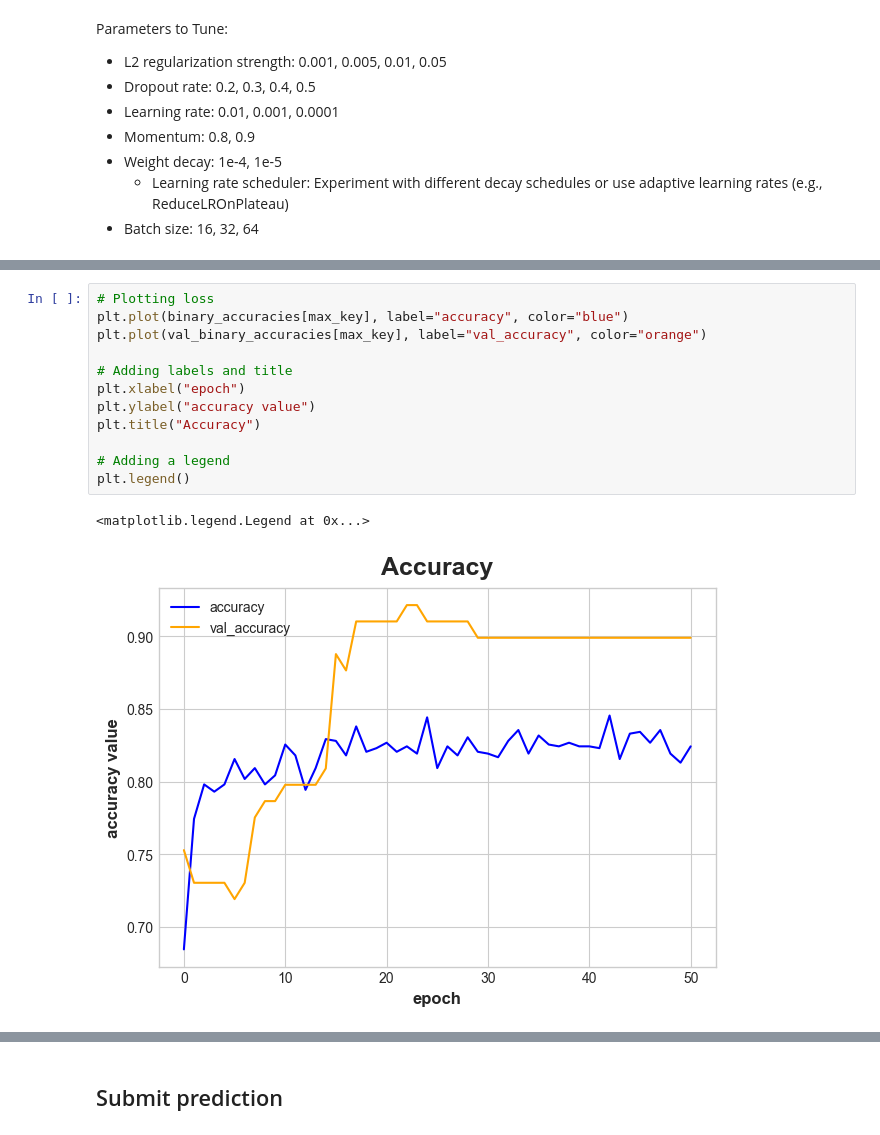
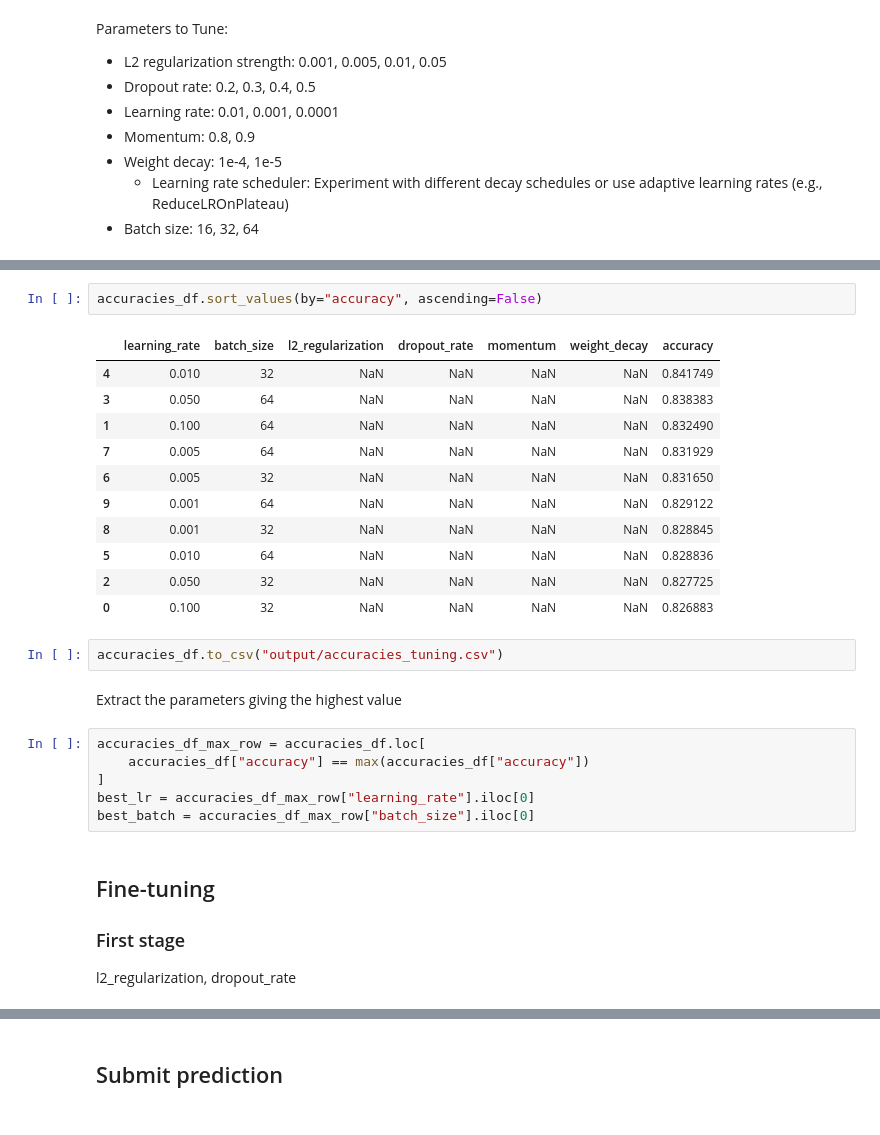
Before and after one commit to KrzysztofKleist/Titanic-Competition, a Jupyter notebook: 06-titanic-competition-deep-learning-tuning/06-titanic-competition-deep-learning-tuning.ipynb, the cells around one changed output, grey strips where cells are left out. Saved outputs shown, nothing was run; the diff lists cells and outputs as text.

```diff
--- a/06-titanic-competition-deep-learning-tuning/06-titanic-competition-deep-learning-tuning.ipynb
+++ b/06-titanic-competition-deep-learning-tuning/06-titanic-competition-deep-learning-tuning.ipynb
@@ -240,15 +163,30 @@ plt.legend()
-# %%
-# Plotting loss
-plt.plot(binary_accuracies[max_key], label="accuracy", color="blue")
-plt.plot(val_binary_accuracies[max_key], label="val_accuracy", color="orange")
-
-# Adding labels and title
-plt.xlabel("epoch")
-plt.ylabel("accuracy value")
-plt.title("Accuracy")
-
-# Adding a legend
-plt.legend()
-# %% [output]
-<matplotlib.legend.Legend at 0x...>
-[figure, removed]
+# %%
+accuracies_df.sort_values(by="accuracy", ascending=False)
+# %% [output]
+|  | learning_rate | batch_size | l2_regularization | dropout_rate | momentum | weight_decay | accuracy |
+| 4 | 0.010 | 32 | NaN | NaN | NaN | NaN | 0.841749 |
+| 3 | 0.050 | 64 | NaN | NaN | NaN | NaN | 0.838383 |
+| 1 | 0.100 | 64 | NaN | NaN | NaN | NaN | 0.832490 |
+| 7 | 0.005 | 64 | NaN | NaN | NaN | NaN | 0.831929 |
+| 6 | 0.005 | 32 | NaN | NaN | NaN | NaN | 0.831650 |
+| 9 | 0.001 | 64 | NaN | NaN | NaN | NaN | 0.829122 |
+| 8 | 0.001 | 32 | NaN | NaN | NaN | NaN | 0.828845 |
+| 5 | 0.010 | 64 | NaN | NaN | NaN | NaN | 0.828836 |
+| 2 | 0.050 | 32 | NaN | NaN | NaN | NaN | 0.827725 |
+| 0 | 0.100 | 32 | NaN | NaN | NaN | NaN | 0.826883 |
+# %%
+accuracies_df.to_csv("output/accuracies_tuning.csv")
+# %% [markdown]
+Extract the parameters giving the highest value
+# %%
+accuracies_df_max_row = accuracies_df.loc[
+    accuracies_df["accuracy"] == max(accuracies_df["accuracy"])
+]
+best_lr = accuracies_df_max_row["learning_rate"].iloc[0]
+best_batch = accuracies_df_max_row["batch_size"].iloc[0]
+# %% [markdown]
+## Fine-tuning
+
+### First stage
+
+l2_regularization, dropout_rate
```
Also changed, not shown: parts of 20 cells of this notebook, 6 other files.
